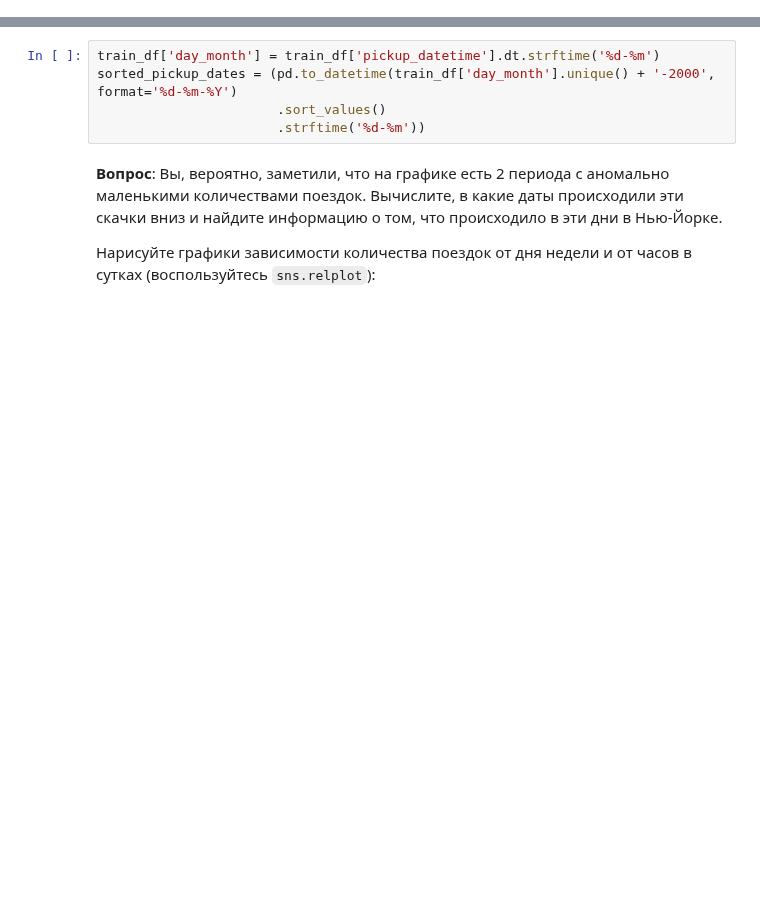
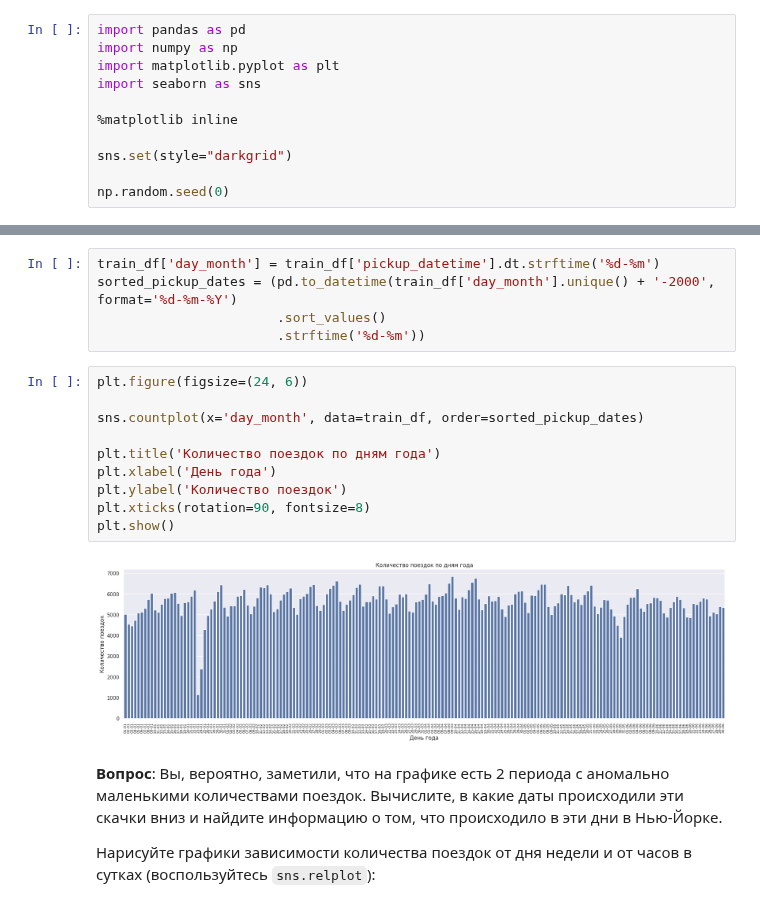
Before and after one commit to r42arty/hse, a Jupyter notebook: mod3/ML_2.ipynb, the cells around one changed output, grey strips where cells are left out. Drawn from its saved outputs; the diff is of its cells as text; blank space fills up the shorter version.

```diff
--- a/mod3/ML_2.ipynb
+++ b/mod3/ML_2.ipynb
@@ -346,0 +250,11 @@ memory usage: 122.4+ MB
+# %%
+import pandas as pd
+import numpy as np
+import matplotlib.pyplot as plt
+import seaborn as sns
+
+%matplotlib inline
+
+sns.set(style="darkgrid")
+
+np.random.seed(0)
@@ -427,6 +365,18 @@ train_df['day_month'] = train_df['pickup_datetime'].dt.strftime('%d-%m')
 sorted_pickup_dates = (pd.to_datetime(train_df['day_month'].unique() + '-2000', format='%d-%m-%Y')
                        .sort_values()
                        .strftime('%d-%m'))
+# %%
+plt.figure(figsize=(24, 6))
+
+sns.countplot(x='day_month', data=train_df, order=sorted_pickup_dates)
+
+plt.title('Количество поездок по дням года')
+plt.xlabel('День года')
+plt.ylabel('Количество поездок')
+plt.xticks(rotation=90, fontsize=8)
+plt.show()
+# %% [output]
+[figure, added]
 # %% [markdown]
 **Вопрос**: Вы, вероятно, заметили, что на графике есть 2 периода с аномально маленькими количествами поездок. Вычислите, в какие даты происходили эти скачки вниз и найдите информацию о том, что происходило в эти дни в Нью-Йорке.
 
```
Also changed, not shown: parts of 16 cells of this notebook.
